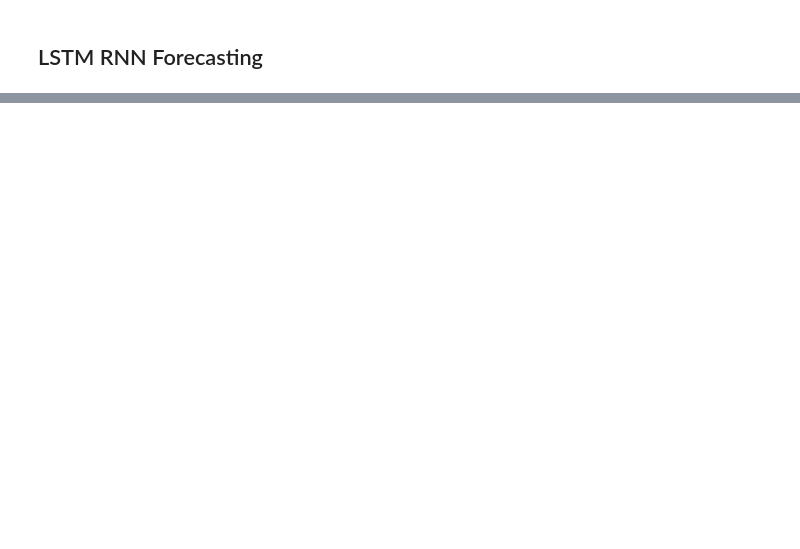
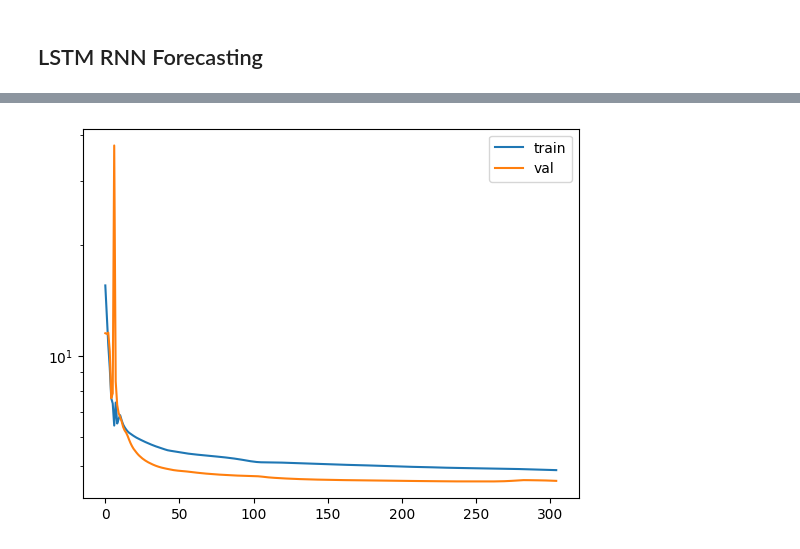
Before and after one commit to yjchen9596/tensorflow-for-deep-learning, a Jupyter notebook: l08c08_forecasting_with_lstm.ipynb, the cells around one changed output, grey strips where cells are left out. Drawn from its saved outputs; the diff is of its cells as text; code cells hidden in the pictures; blank space fills up the shorter version.

```diff
--- a/l08c08_forecasting_with_lstm.ipynb
+++ b/l08c08_forecasting_with_lstm.ipynb
@@ -156,2 +345,18 @@ model.fit(train_set, epochs=500,
+# %%
+# ────────────────────────────────────────────────────────────────────────────────
+# 7) Plot training & val loss
+# ────────────────────────────────────────────────────────────────────────────────
+plt.semilogy(history.history["loss"], label="train")
+plt.semilogy(history.history["val_loss"], label="val")
+plt.legend()
+plt.show()
+
+# Training/Validation Loss:
+# - Both losses drop sharply in the first ~30 epochs (fast initial learning)
+# - Validation loss closely follows training loss (minimal overfitting)
+# - Losses plateau around 0.5–0.8 after ~100 epochs (diminishing returns)
+# → Consider early stopping around 100–150 epochs
+# %% [output]
+[figure, added]
 # %%
 model = keras.models.load_model("my_checkpoint.h5")
```
Also changed, not shown: parts of 11 cells of this notebook.
